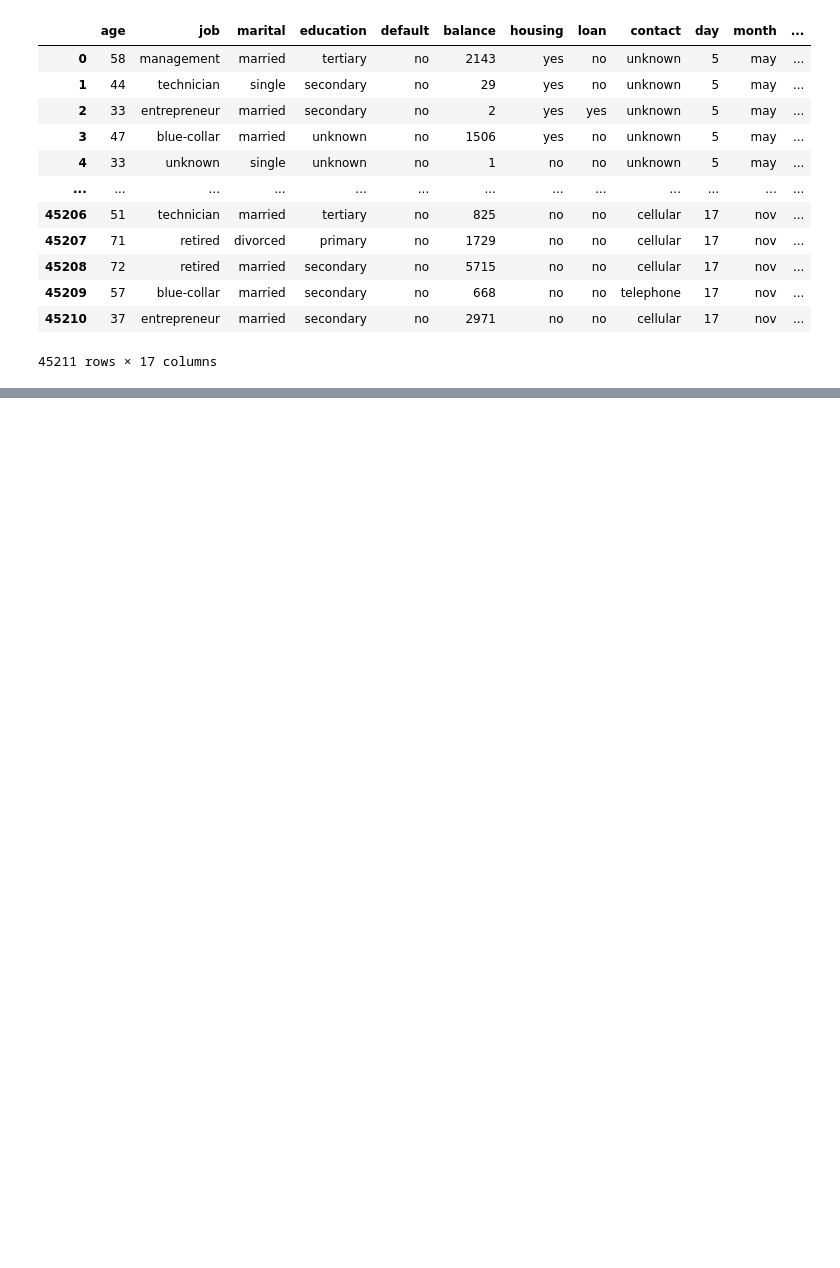
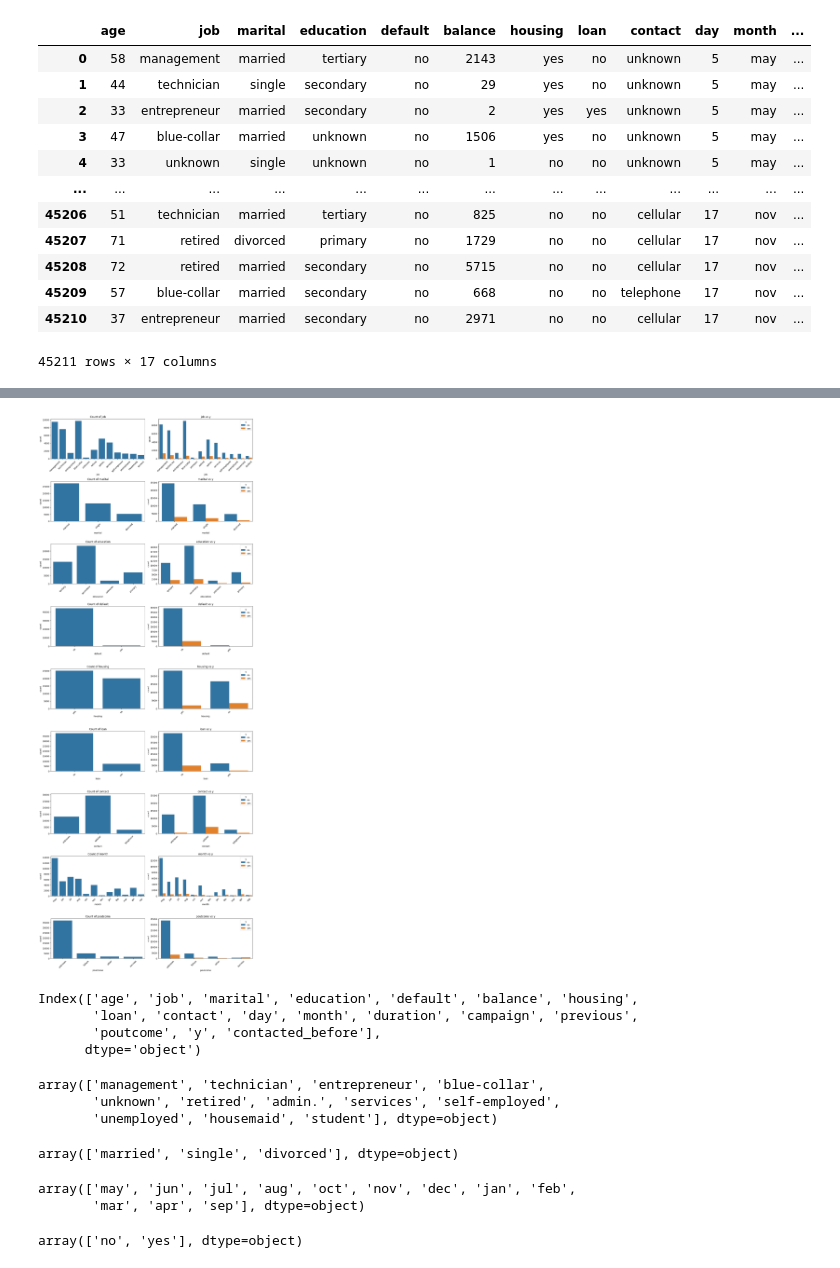
Before and after one commit to EvaW01/schulich_data_science_Xinyue-Wang, a Jupyter notebook: MBAN6120/MBAN6120_A1.ipynb, the cells around one changed output, grey strips where cells are left out. Saved outputs shown, nothing was run; the diff lists cells and outputs as text; code cells hidden in the pictures; blank space fills up the shorter version.

```diff
--- a/MBAN6120/MBAN6120_A1.ipynb
+++ b/MBAN6120/MBAN6120_A1.ipynb
@@ -20,0 +149,48 @@ df
+# %%
+# List of categorical features
+categorical_features = ['job', 'marital', 'education', 'default', 'housing', 'loan', 'contact', 'month', 'poutcome']
+
+# Create bar plots
+fig, axes = plt.subplots(len(categorical_features), 2, figsize=(14, 36))
+
+for i, feature in enumerate(categorical_features):
+    # Bar plot for the feature
+    sns.countplot(x=feature, data=df, ax=axes[i, 0])
+    axes[i, 0].set_title(f'Count of {feature}')
+    axes[i, 0].tick_params(axis='x', rotation=45)
+
+    # Bar plot to show relationship with target variable 'y'
+    sns.countplot(x=feature, hue='y', data=df, ax=axes[i, 1])
+    axes[i, 1].set_title(f'{feature} vs y')
+    axes[i, 1].tick_params(axis='x', rotation=45)
+
+plt.tight_layout()
+plt.show()
+# %% [output]
+[figure, added]
+# %%
+df.columns
+# %% [output]
+Index(['age', 'job', 'marital', 'education', 'default', 'balance', 'housing',
+       'loan', 'contact', 'day', 'month', 'duration', 'campaign', 'previous',
+       'poutcome', 'y', 'contacted_before'],
+      dtype='object')
+# %%
+df['job'].unique()
+# %% [output]
+array(['management', 'technician', 'entrepreneur', 'blue-collar',
+       'unknown', 'retired', 'admin.', 'services', 'self-employed',
+       'unemployed', 'housemaid', 'student'], dtype=object)
+# %%
+df['marital'].unique()
+# %% [output]
+array(['married', 'single', 'divorced'], dtype=object)
+# %%
+df['month'].unique()
+# %% [output]
+array(['may', 'jun', 'jul', 'aug', 'oct', 'nov', 'dec', 'jan', 'feb',
+       'mar', 'apr', 'sep'], dtype=object)
+# %%
+df['default'].unique()
+# %% [output]
+array(['no', 'yes'], dtype=object)
```
Also changed, not shown: parts of 27 cells of this notebook.
